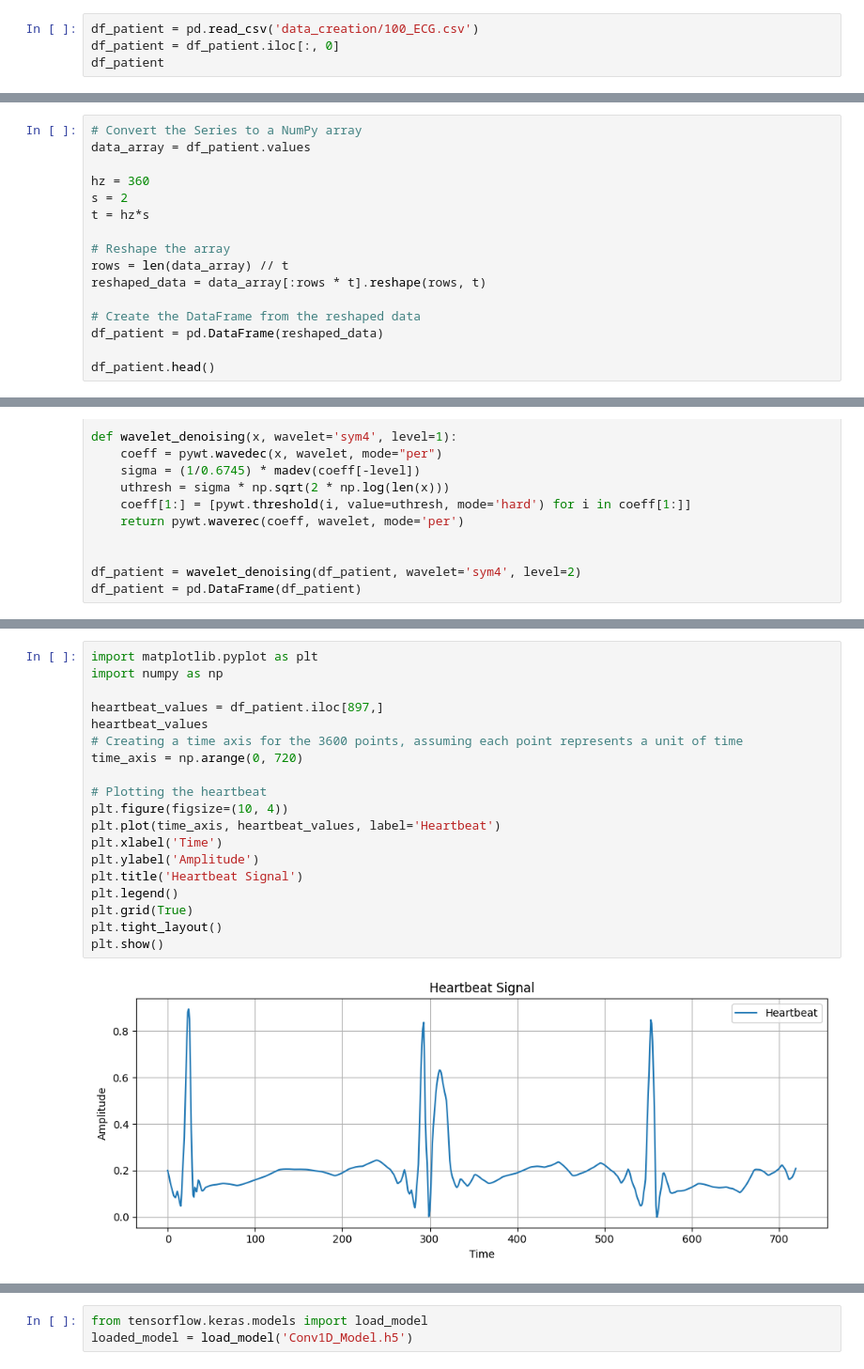
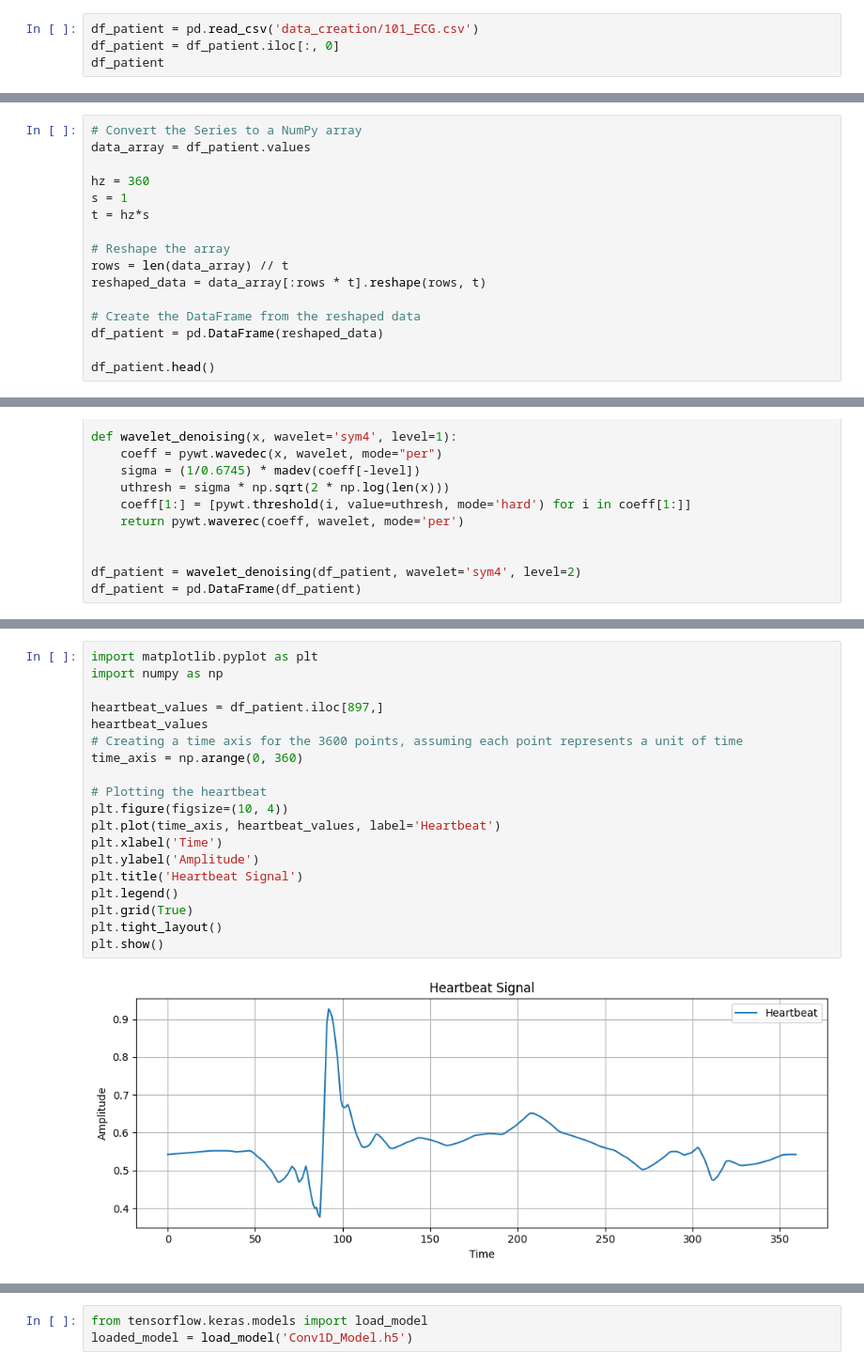
Before and after one commit to arthurdesma/Arrhythmia_Detection_and_Classification, a Jupyter notebook: real_data_test.ipynb, the cells around one changed output, grey strips where cells are left out. Shown at 94% size. Saved outputs shown, nothing was run; the diff lists cells and outputs as text.

```diff
--- a/real_data_test.ipynb
+++ b/real_data_test.ipynb
@@ -2,7 +2,7 @@
 import pandas as pd
 import numpy as np
 # %%
-df_patient = pd.read_csv('data_creation/100_ECG.csv')
+df_patient = pd.read_csv('data_creation/101_ECG.csv')
 df_patient = df_patient.iloc[:, 0]
 df_patient
 # %% [output]
@@ -23,7 +23,7 @@ Name: MLII, Length: 650000, dtype: float64
 data_array = df_patient.values
 
 hz = 360
-s = 2
+s = 1
 t = hz*s
 
 # Reshape the array
@@ -84,24 +84,24 @@ df_patient
 # %%
 import matplotlib.pyplot as plt
 import numpy as np
 
 heartbeat_values = df_patient.iloc[897,]
 heartbeat_values
 # Creating a time axis for the 3600 points, assuming each point represents a unit of time
-time_axis = np.arange(0, 720)
+time_axis = np.arange(0, 360)
 
 # Plotting the heartbeat
 plt.figure(figsize=(10, 4))
 plt.plot(time_axis, heartbeat_values, label='Heartbeat')
 plt.xlabel('Time')
 plt.ylabel('Amplitude')
 plt.title('Heartbeat Signal')
 plt.legend()
 plt.grid(True)
 plt.tight_layout()
 plt.show()
 # %% [output]
-[figure, old version]
+[figure, new version]
 # %%
 import matplotlib.pyplot as plt
 import numpy as np
```
Also changed, not shown: parts of 6 cells of this notebook, 4 other files.
